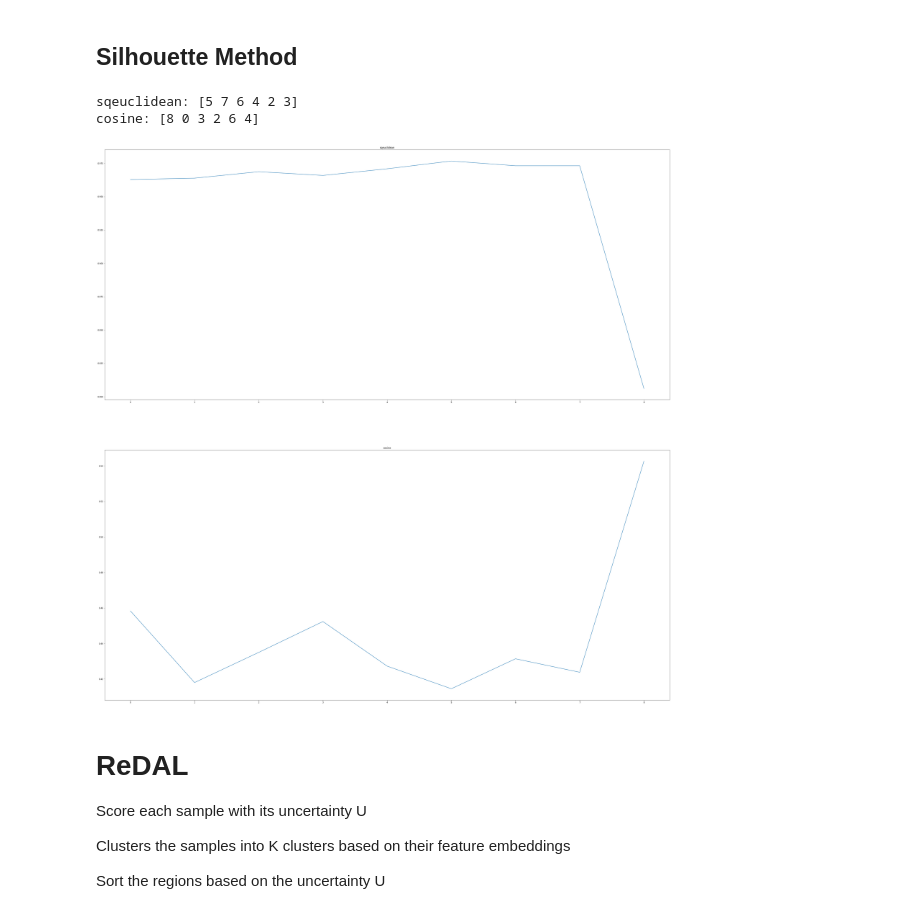
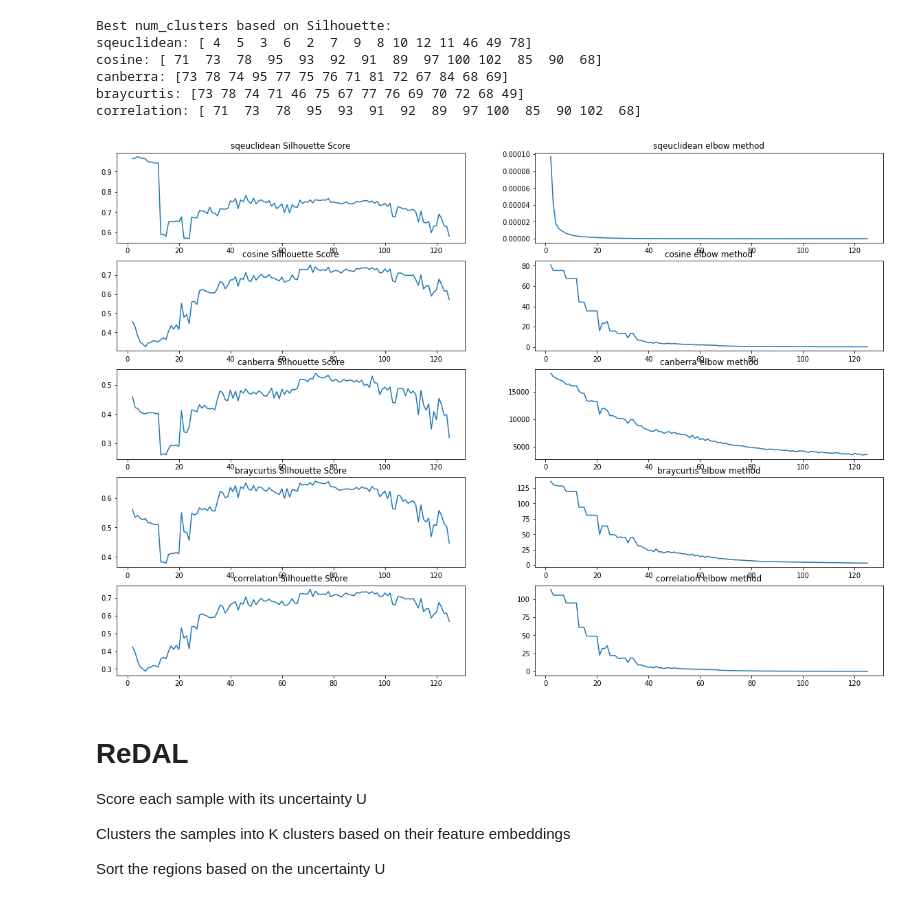
Before and after one commit to LucHayward/Pointnet_Pointnet2_pytorch, a Jupyter notebook: Acquisition_function_testing.ipynb, the cells around one changed output. Cells and saved outputs as stored; diff of their text form; code cells hidden in the pictures.

Commit message:
Add some exploratory work around features to cluster on

```diff
--- a/Acquisition_function_testing.ipynb
+++ b/Acquisition_function_testing.ipynb
@@ -19,0 +144,13 @@ with np.load(LOG_DIR / '0' / 'train' / 'val_predictions.npz') as npz_file:
+# %%
+fig, ax = plt.subplots(len(distances_metrics), 2, figsize=(20, 14))
+print("Best num_clusters based on Silhouette:")
+for i in range(len(distances_metrics)):
+    ax[i][0].plot([None,None]+l0sil[i], label='l0_points')
+    ax[i][0].plot([None,None]+sil[i], label='feats')
+    ax[i][0].set_title(distances_metrics[i] + " Silhouette Score")
+    ax[i][0].legend()
+    print(f"{distances_metrics[i]}: {np.argsort(sil[i])[:-15:-1]+2}")
+    ax[i][1].plot([None,None]+l0elbow[i], label='l0_points')
+    ax[i][1].plot([None,None]+elbow[i], label='feats')
+    ax[i][1].set_title(distances_metrics[i] + " elbow method")
+    ax[i][1].legend()
@@ -37,6 +179,6 @@ plt.ylim(-10, 20)
 # %%
 variance_ordering_idxs = predict_variance.argsort()[::-1]
-num_cells = 10
+num_cells = 30
 # %%
 import matplotlib.pyplot as plt
 from sklearn import cluster
@@ -103,29 +207,58 @@ TypeError: __init__() got an unexpected keyword argument 'fig_size'
-# %% [markdown]
-## Silhouette Method
 # %%
 from sklearn.metrics import silhouette_score
+from sklearn.cluster import KMeans
+from scipy.spatial import distance
 
-sil = [[], []]
-elbow = [[], []]
-kmax = 10
-distances = ['sqeuclidean', 'cosine']
+
+kmax = 125
+distances_metrics = ['sqeuclidean', 'cosine', 'canberra','braycurtis', 'correlation']
+sil = [[] for _ in range(len(distances_metrics))]
+elbow = [[] for _ in range(len(distances_metrics))]
 
 # dissimilarity would not be defined for a single cluster, thus, minimum number of clusters should be 2
 for k in tqdm(range(2, kmax + 1)):
     kmeans = KMeans(n_clusters=k).fit(predict_features)
     labels = kmeans.labels_
-    for idx, dist in enumerate(distances):
-        sil[idx].append(silhouette_score(predict_features, labels, metric=dist))
+    centroids = kmeans.cluster_centers_
+    pred_clusters = kmeans.predict(predict_features)
 
-fig, ax = plt.subplots(2, 1, figsize=(50, 20))
-for i in range(2):
-    ax[i].plot(sil[i])
-    ax[i].set_title(distances[i])
-    print(f"{distances[i]}: {np.argsort(sil[i])[:-7:-1]}")
+    for idx, dist_metric in enumerate(distances_metrics):
+        sil[idx].append(silhouette_score(predict_features, labels, metric=dist_metric))
+
+        # calculate square of Euclidean distance of each point from its cluster center and add to current WSS
+        curr_sse = 0
+        for i in range(len(predict_features)):
+            curr_center = kmeans.cluster_centers_[pred_clusters[i]]
+            if dist_metric == 'sqeuclidean':
+                curr_sse += distance.sqeuclidean(predict_features[i], curr_center)
+            elif dist_metric == 'cosine':
+                curr_sse += distance.cosine(predict_features[i], curr_center)
+            elif dist_metric == 'canberra':
+                curr_sse += distance.canberra(predict_features[i], curr_center)
+            elif dist_metric == 'braycurtis':
+                curr_sse += distance.braycurtis(predict_features[i], curr_center)
+            elif dist_metric == 'correlation':
+                curr_sse += distance.correlation(predict_features[i], curr_center)
+
+        elbow[idx].append(curr_sse)
+
+
+fig, ax = plt.subplots(len(distances_metrics), 2, figsize=(20, 14))
+print("Best num_clusters based on Silhouette:")
+for i in range(len(distances_metrics)):
+    ax[i][0].plot([None,None]+sil[i])
+    ax[i][0].set_title(distances_metrics[i] + " Silhouette Score")
+    print(f"{distances_metrics[i]}: {np.argsort(sil[i])[:-15:-1]+2}")
+    ax[i][1].plot([None,None]+elbow[i])
+    ax[i][1].set_title(distances_metrics[i] + " elbow method")
 # %% [output]
-sqeuclidean: [5 7 6 4 2 3]
-cosine: [8 0 3 2 6 4]
+Best num_clusters based on Silhouette:
+sqeuclidean: [ 4  5  3  6  2  7  9  8 10 12 11 46 49 78]
+cosine: [ 71  73  78  95  93  92  91  89  97 100 102  85  90  68]
+canberra: [73 78 74 95 77 75 76 71 81 72 67 84 68 69]
+braycurtis: [73 78 74 71 46 75 67 77 76 69 70 72 68 49]
+correlation: [ 71  73  78  95  93  91  92  89  97 100  85  90 102  68]
-[figure, old version]
+[figure, new version]
 # %% [markdown]
 # ReDAL
 Score each sample with its uncertainty U
```
Also changed, not shown: parts of 14 cells of this notebook.
